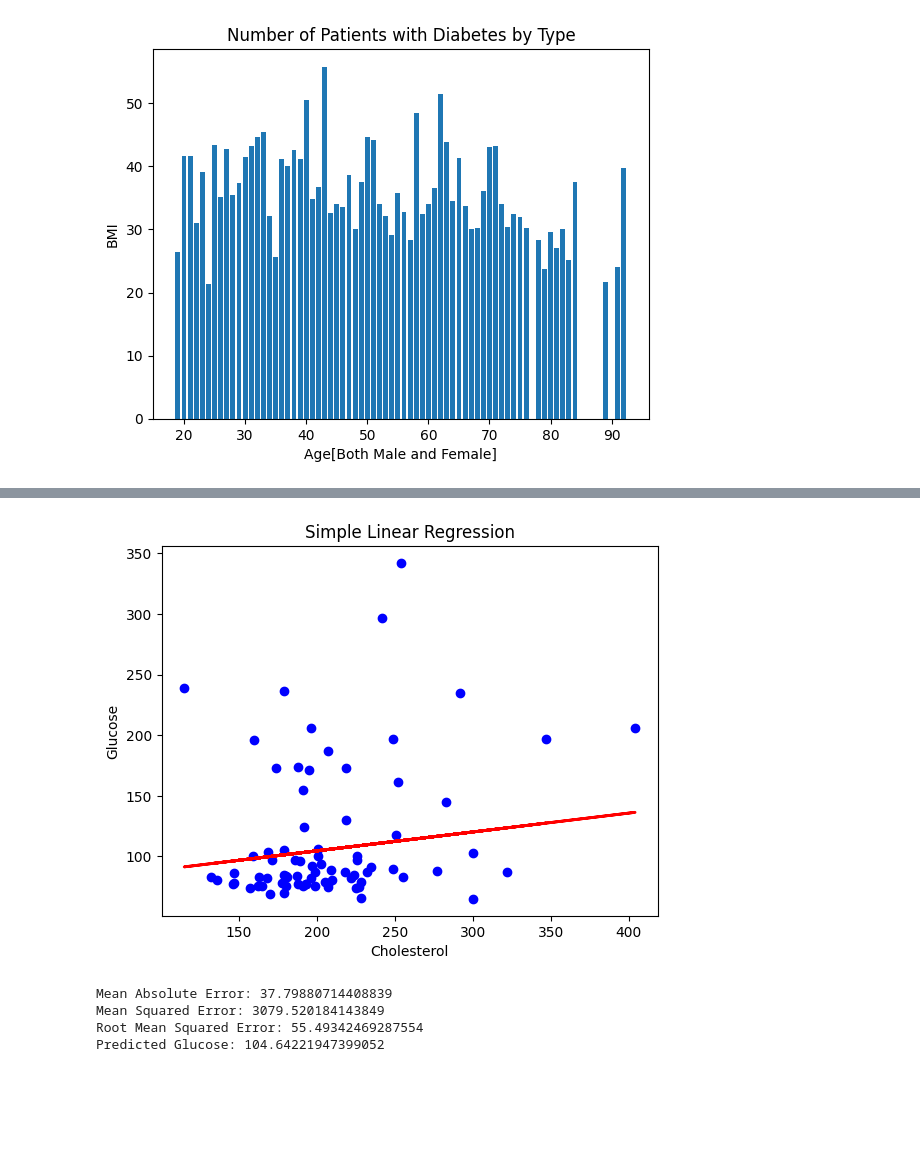
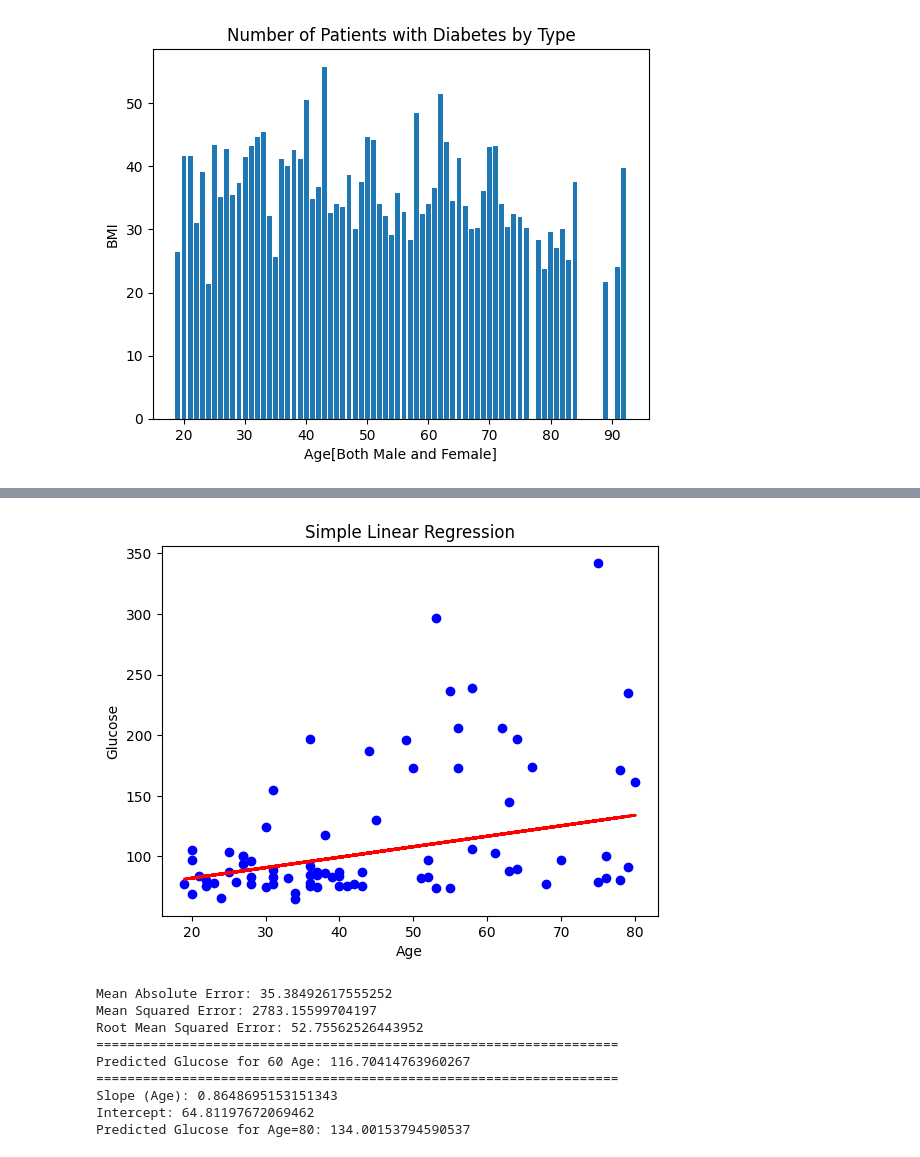
Before and after one commit to mfaisal-kodevglobal/FinalProjectAI, a Jupyter notebook: FinalProject_LinearRegression.ipynb, the cells around one changed output, grey strips where cells are left out. Saved outputs shown, nothing was run; the diff lists cells and outputs as text; code cells hidden in the pictures; blank space fills up the shorter version.

```diff
--- a/FinalProject_LinearRegression.ipynb
+++ b/FinalProject_LinearRegression.ipynb
@@ -313,0 +303,5 @@ plt.show()
+# %%
+# Encode the 'Gender' column to numerical values
+le = LabelEncoder()
+data['Gender'] = le.fit_transform(data['Gender'])
+data['Diabetes'] = le.fit_transform(data['Diabetes'])
@@ -314,40 +315,62 @@ plt.show()
 # %%
 # Select the independent variable (Cholesterol) and dependent variable (Glucose)
-X = data['Cholesterol'].values.reshape(-1, 1)
+X = data['Age'].values.reshape(-1, 1)
 y = data['Glucose'].values
 
 # Split the data into training and testing sets
 X_train, X_test, y_train, y_test = train_test_split(X, y, test_size=0.2, random_state=42)
 
 # Create a linear regression model
 model = LinearRegression()
 
 # Train the model on the training data
 model.fit(X_train, y_train)
 
+# Get the slope (coefficient) and intercept from the trained model
+slope = model.coef_[0]
+intercept = model.intercept_
+
+# Define a function to calculate the predicted values
+def linear_regression_line(x):
+    return slope * x + intercept
+
+# Example usage:
+newage = 80  # the Cholesterol value for which we want to predict Glucose
+predicted_glucose2 = linear_regression_line(newage)
+
 # Make predictions on the test data
 y_pred = model.predict(X_test)
 
 # Visualize the regression line
 plt.scatter(X_test, y_test, color='blue')
 plt.plot(X_test, y_pred, color='red', linewidth=2)
 plt.title('Simple Linear Regression')
-plt.xlabel('Cholesterol')
+plt.xlabel('Age')
 plt.ylabel('Glucose')
 plt.show()
 
 # Evaluate the model
 print('Mean Absolute Error:', metrics.mean_absolute_error(y_test, y_pred))
 print('Mean Squared Error:', metrics.mean_squared_error(y_test, y_pred))
 print('Root Mean Squared Error:', np.sqrt(metrics.mean_squared_error(y_test, y_pred)))
-
+print("===================================================================")
 # Predict Glucose for a new Cholesterol value
-new_cholesterol = np.array([[200]])  # Replace 200 with the desired Cholesterol value
-predicted_glucose = model.predict(new_cholesterol)
-print('Predicted Glucose:', predicted_glucose[0])
+age = np.array([[60]])
+predicted_glucose = model.predict(age)
+print('Predicted Glucose for 60 Age:', predicted_glucose[0])
+print("===================================================================")
+# Print the slope and intercept
+print(f"Slope (Age): {slope}")
+print(f"Intercept: {intercept}")
+print(f"Predicted Glucose for Age={newage}: {predicted_glucose2}")
 # %% [output]
-[figure, old version]
+[figure, new version]
-Mean Absolute Error: 37.79880714408839
-Mean Squared Error: 3079.520184143849
-Root Mean Squared Error: 55.49342469287554
-Predicted Glucose: 104.64221947399052
+Mean Absolute Error: 35.38492617555252
+Mean Squared Error: 2783.15599704197
+Root Mean Squared Error: 52.75562526443952
+===================================================================
+Predicted Glucose for 60 Age: 116.70414763960267
+===================================================================
+Slope (Age): 0.8648695153151343
+Intercept: 64.81197672069462
+Predicted Glucose for Age=80: 134.00153794590537
```
Also changed, not shown: parts of 4 cells of this notebook, 3 other files.
